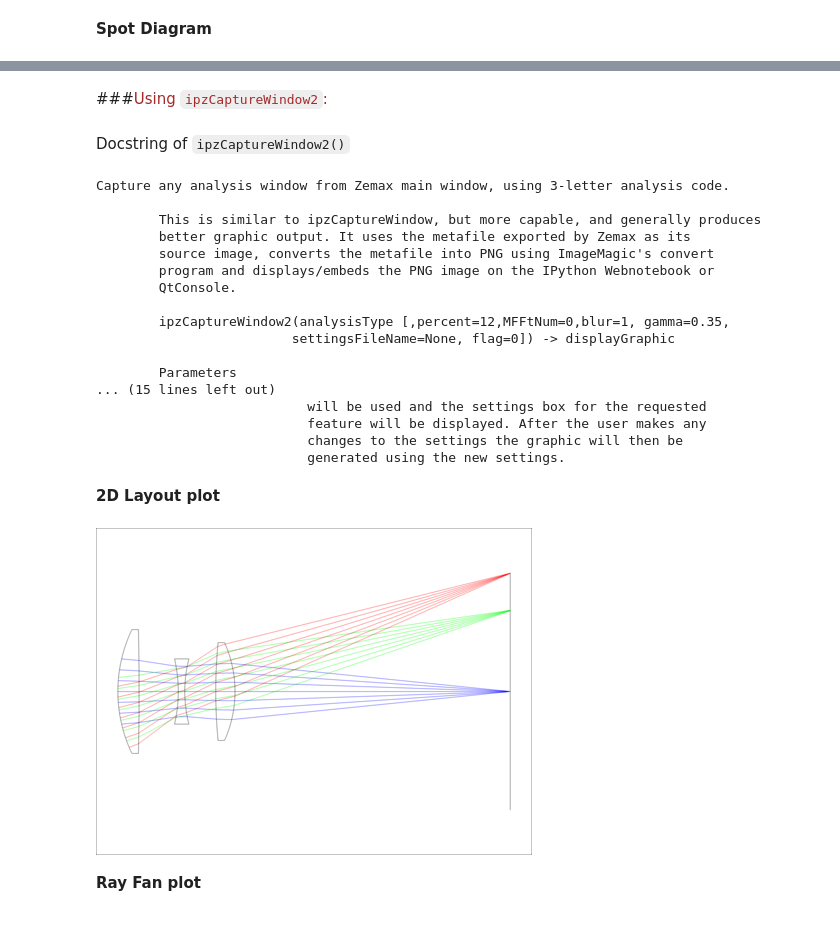
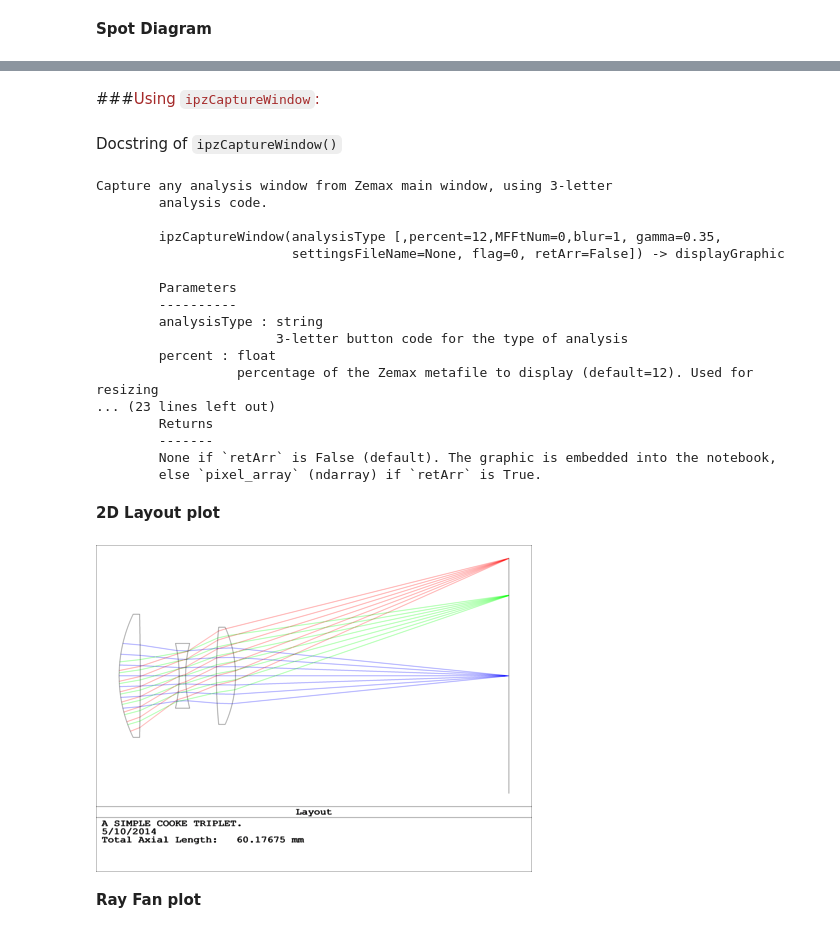
Before and after one commit to xzos/PyZDDE, a Jupyter notebook: Examples/IPNotebooks/pyZDDE_Usage_Test_In_Notebook.ipynb, the cells around one changed output, grey strips where cells are left out. Saved outputs shown, nothing was run; the diff lists cells and outputs as text; code cells hidden in the pictures.

```diff
--- a/Examples/IPNotebooks/pyZDDE_Usage_Test_In_Notebook.ipynb
+++ b/Examples/IPNotebooks/pyZDDE_Usage_Test_In_Notebook.ipynb
@@ -38 +33,3 @@ l.zDDEInit()
+# %%
+l = pyz.createLink()
 # %% [markdown]
@@ -165,33 +164,33 @@ l.ipzCaptureWindow(4)
 # %% [markdown]
-###<font color='Brown'>Using `ipzCaptureWindow2`:</font>
+###<font color='Brown'>Using `ipzCaptureWindow`:</font>
 # %% [markdown]
-Docstring of `ipzCaptureWindow2()`
+Docstring of `ipzCaptureWindow()`
 # %%
-print l.ipzCaptureWindow2.__doc__
+print l.ipzCaptureWindow.__doc__
 # %% [output]
-Capture any analysis window from Zemax main window, using 3-letter analysis code.
+Capture any analysis window from Zemax main window, using 3-letter
+        analysis code.
 
-        This is similar to ipzCaptureWindow, but more capable, and generally produces
-        better graphic output. It uses the metafile exported by Zemax as its
-        source image, converts the metafile into PNG using ImageMagic's convert
-        program and displays/embeds the PNG image on the IPython Webnotebook or
-        QtConsole.
-
-        ipzCaptureWindow2(analysisType [,percent=12,MFFtNum=0,blur=1, gamma=0.35,
-                         settingsFileName=None, flag=0]) -> displayGraphic
+        ipzCaptureWindow(analysisType [,percent=12,MFFtNum=0,blur=1, gamma=0.35,
+                         settingsFileName=None, flag=0, retArr=False]) -> displayGraphic
 
         Parameters
-... (15 lines left out)
-                           will be used and the settings box for the requested
-                           feature will be displayed. After the user makes any
-                           changes to the settings the graphic will then be
-                           generated using the new settings.
+        ----------
+        analysisType : string
+                       3-letter button code for the type of analysis
+        percent : float
+                  percentage of the Zemax metafile to display (default=12). Used for resizing
+... (23 lines left out)
+        Returns
+        -------
+        None if `retArr` is False (default). The graphic is embedded into the notebook,
+        else `pixel_array` (ndarray) if `retArr` is True.
 # %% [markdown]
 **2D Layout plot**
 # %%
-l.ipzCaptureWindow2('Lay')
+l.ipzCaptureWindow('Lay')
 # %% [output]
-[figure, old version]
+[figure, new version]
 # %% [markdown]
 **Ray Fan plot**
 # %%
```
Also changed, not shown: parts of 22 cells of this notebook, 13 other files.
